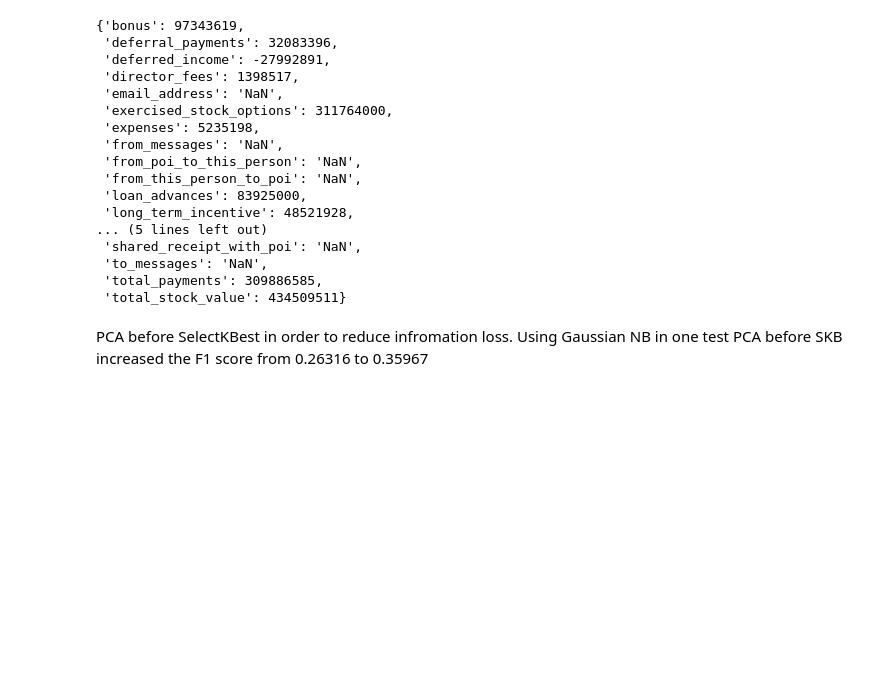
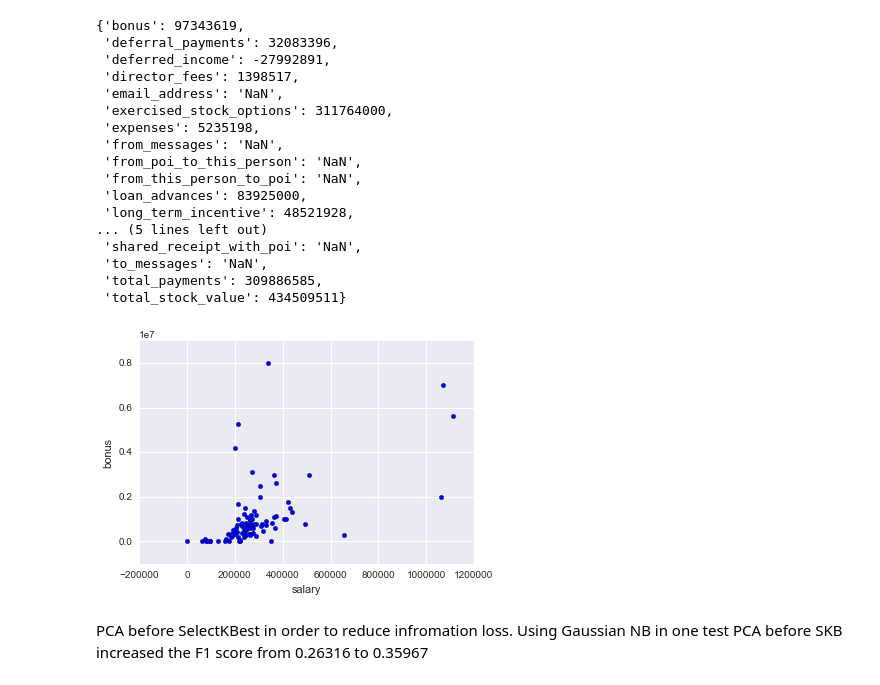
Before and after one commit to LayneNewhouse/Machine-Learning, a Jupyter notebook: Final_Project_2.ipynb, the cells around one changed output. Drawn from its saved outputs; the diff is of its cells as text; code cells hidden in the pictures; blank space fills up the shorter version.

Commit message:
added twoFeatureScatter function

```diff
--- a/Final_Project_2.ipynb
+++ b/Final_Project_2.ipynb
@@ -162,6 +153,22 @@ feature_list = []
 feature_list = features_df.columns.tolist()
 #move poi to front of list for tester.py
 feature_list.insert(0, feature_list.pop(feature_list.index('poi')))
+# %%
+def twoFeatureScatter(data, f1Label, f2Label):
+    features = [f1Label, f2Label]
+    data = featureFormat(enron_data, features)
+    for point in data:
+        f1 = point[0]
+        f2 = point[1]
+        plt.scatter(f1, f2)
+
+    plt.xlabel(f1Label)
+    plt.ylabel(f2Label)
+    plt.show()
+# %%
+twoFeatureScatter(dataset, 'salary', 'bonus')
+# %% [output]
+[figure, added]
 # %% [markdown]
 PCA before SelectKBest in order to reduce infromation loss. Using Gaussian NB in one test PCA before SKB increased the F1 score from 0.26316 to 0.35967
 # %%
```
Also changed, not shown: parts of 4 cells of this notebook.
